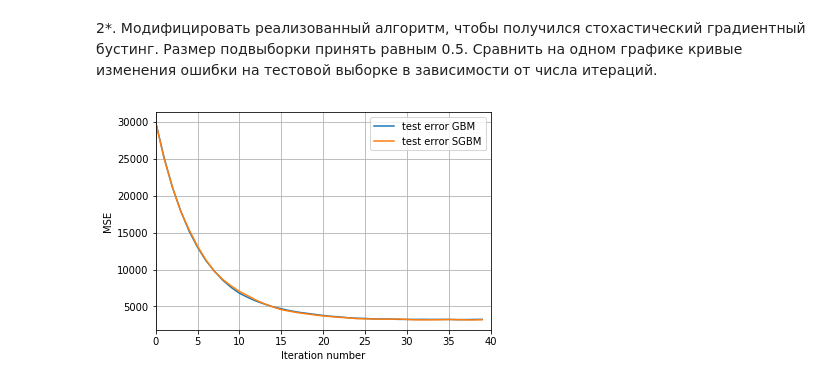
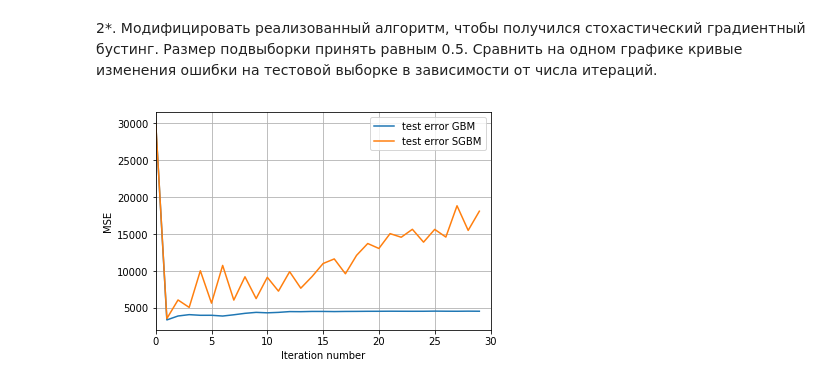
Before and after one commit to GruXsqK/Data_Analysis_Algorithms, a Jupyter notebook: HW_lesson_6.ipynb, the cells around one changed output. Saved outputs shown, nothing was run; the diff lists cells and outputs as text; code cells hidden in the pictures.

```diff
--- a/HW_lesson_6.ipynb
+++ b/HW_lesson_6.ipynb
@@ -94,24 +94,19 @@ get_error_plot_by_params(X_train, X_test, y_train, y_test, param='max_depth', ma
 2*. Модифицировать реализованный алгоритм, чтобы получился стохастический градиентный бустинг. Размер подвыборки принять равным 0.5.
     Сравнить на одном графике кривые  изменения ошибки на тестовой выборке в зависимости от  числа итераций.
 # %%
-def gb_fit_stochastic(n_trees, max_depth, X_train, X_test, y_train, y_test, coefs, eta, sub_coef=0.5):
+def gb_fit_stochastic(n_trees, max_depth, X_train, X_test, y_train, y_test, coefs, eta, batch_n=2):
 
     # Деревья будем записывать в список
     trees = []
-    # Количество элементов в подвыборке
-    len_x = len(X_train)
-    n_subsample = round(len_x*sub_coef)
+    batches_and_targets = [*zip(np.array_split(X_train, batch_n), np.array_split(y_train, batch_n))]
     # Будем записывать ошибки на обучающей и тестовой выборке на каждой итерации в список
     train_errors = []
     test_errors = []
 
     for i in range(n_trees):
         tree = DecisionTreeRegressor(max_depth=max_depth, random_state=42)
-        # Собираем подвыборки
-        idxs = np.random.choice(range(len_x), n_subsample, replace=False)
-        X_train_sub = [X_train[idx] for idx in idxs]
-        y_train_sub = [y_train[idx] for idx in idxs]
 
+        X_train_sub, y_train_sub = batches_and_targets[i%batch_n][0], batches_and_targets[i%batch_n][1]
         # инициализируем бустинг начальным алгоритмом, возвращающим ноль,
         # поэтому первый алгоритм просто обучаем на выборке и добавляем в список
         if len(trees) == 0:
@@ -134,7 +129,7 @@ def gb_fit_stochastic(n_trees, max_depth, X_train, X_test, y_train, y_test, coef
 
     return trees, train_errors, test_errors
 # %%
-def get_error_plot_by_iter(X_train, X_test, y_train, y_test, n_trees=100, max_depth=5, coef=1, eta=0.1):
+def get_error_plot_by_iter(X_train, X_test, y_train, y_test, n_trees=30, max_depth=5, coef=1, eta=1):
 
     plt.xlabel('Iteration number')
     plt.ylabel('MSE')
@@ -149,7 +144,7 @@ def get_error_plot_by_iter(X_train, X_test, y_train, y_test, n_trees=100, max_de
     trees_st, train_errors_st, test_errors_st = gb_fit_stochastic(n_trees, max_depth,
                                                                   X_train, X_test,
                                                                   y_train, y_test,
-                                                                  coefs, eta, sub_coef=0.5)
+                                                                  coefs, eta, batch_n=2)
 
     plt.plot(list(range(n_trees)), test_errors, label='test error GBM')
     plt.plot(list(range(n_trees)), test_errors_st, label='test error SGBM')
@@ -157,6 +152,6 @@ def get_error_plot_by_iter(X_train, X_test, y_train, y_test, n_trees=100, max_de
     plt.grid()
     plt.show()
 # %%
-get_error_plot_by_iter(X_train, X_test, y_train, y_test, n_trees=40, max_depth=5, coef=1, eta=0.1)
+get_error_plot_by_iter(X_train, X_test, y_train, y_test)
 # %% [output]
-[figure, old version]
+[figure, new version]
```
Also changed, not shown: parts of 1 cell of this notebook.
